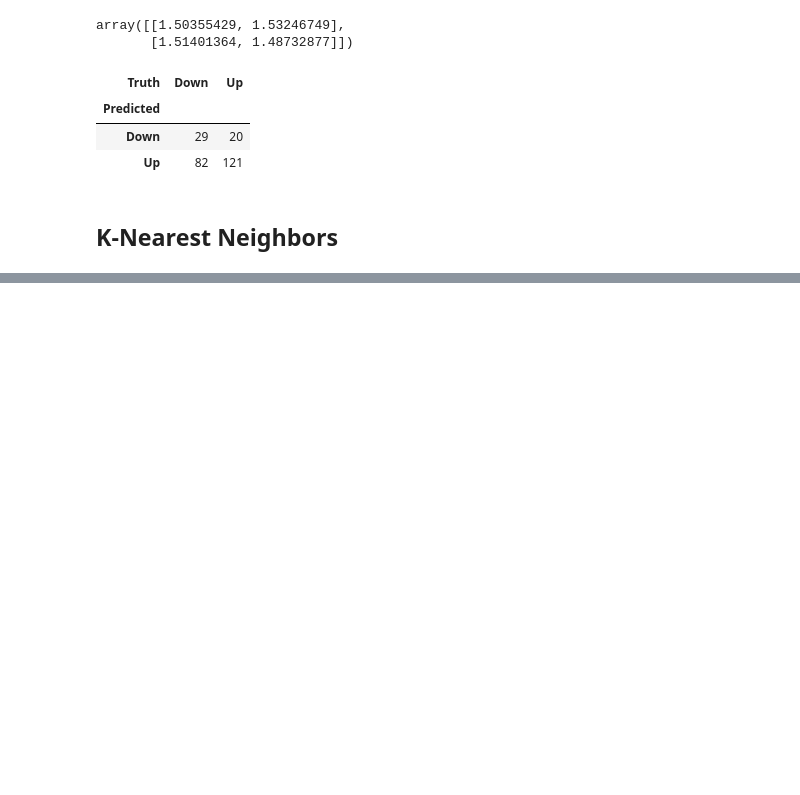
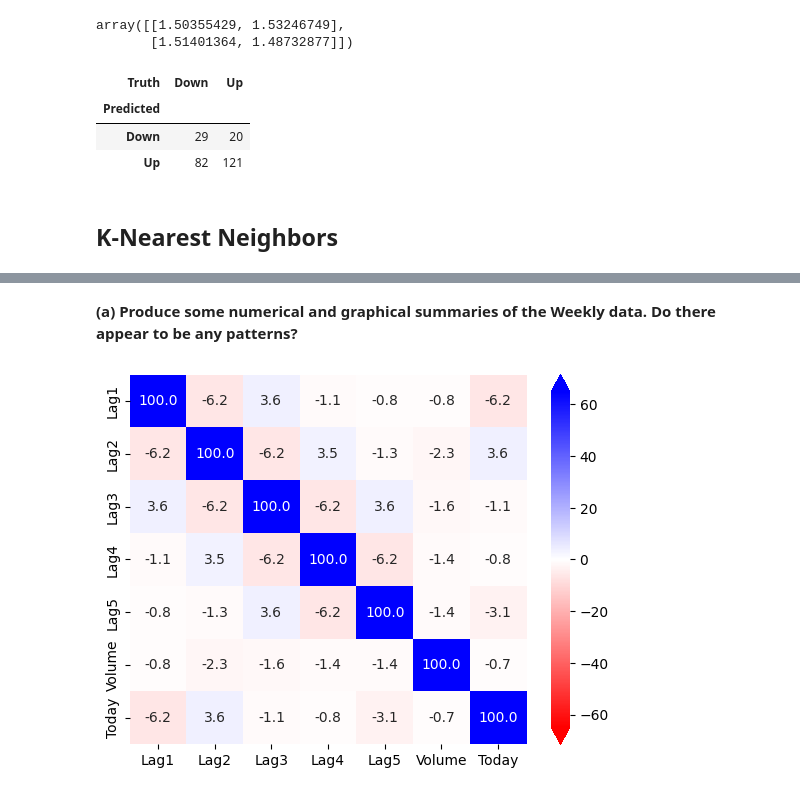
Before and after one commit to SandroAlex/statistical-learning, a Jupyter notebook: islp/chapter4_classification.ipynb, the cells around one changed output, grey strips where cells are left out. Cells and saved outputs as stored; diff of their text form; code cells hidden in the pictures; blank space fills up the shorter version.

```diff
--- a/islp/chapter4_classification.ipynb
+++ b/islp/chapter4_classification.ipynb
@@ -326,0 +337,5 @@ confusion_table(nb_labels , L_test)
+# %%
+df_weekly = load_data("Weekly")
+
+# Show it.
+df_weekly
@@ -326,0 +356,14 @@ confusion_table(nb_labels , L_test)
+# %% [markdown]
+**(a) Produce some numerical and graphical summaries of the Weekly data. Do there appear to be any patterns?**
+# %%
+sns.heatmap(
+    data=100 * df_weekly.drop(["Year", "Direction"], axis=1).corr(method="kendall"),
+    vmin=100 * -0.65,
+    vmax=100 * 0.65,
+    cmap=plt.cm.bwr_r,
+    annot=True,
+    fmt=".1f",
+    cbar_kws={"extend": "both"}
+);
+# %% [output]
+[figure, added]
```
Also changed, not shown: parts of 16 cells of this notebook.
